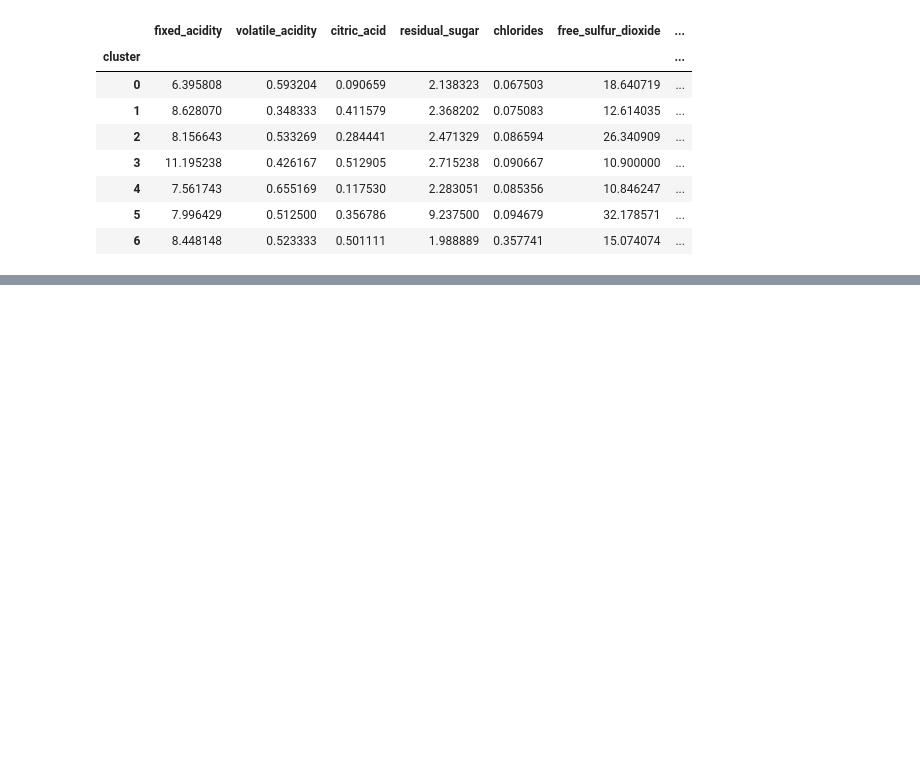
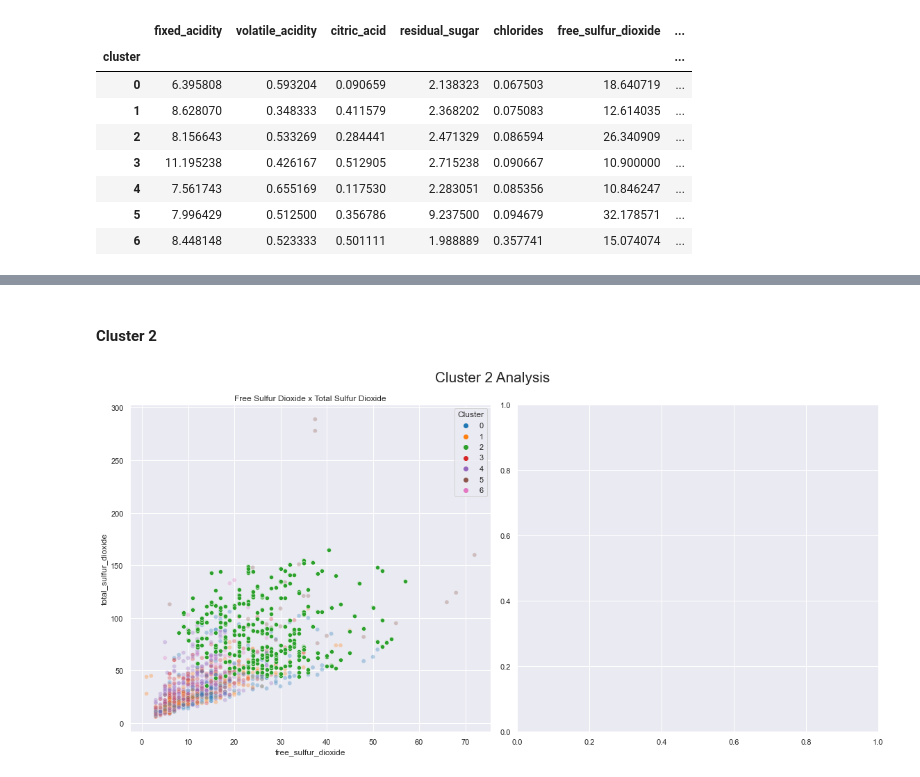
Before and after one commit to osouzadaniel/wine-analysis, a Jupyter notebook: red_wine_1_clustering.ipynb, the cells around one changed output, grey strips where cells are left out. Saved outputs shown, nothing was run; the diff lists cells and outputs as text; code cells hidden in the pictures; blank space fills up the shorter version.

```diff
--- a/red_wine_1_clustering.ipynb
+++ b/red_wine_1_clustering.ipynb
@@ -141,0 +219,8 @@ cluster_stats.xs('mean', axis = 1, level = 1)
+# %% [markdown]
+#### Cluster 2
+# %%
+cluster = 2
+
+scatterplot_cluster(df_red_wine, cluster, cluster_characteristics[cluster])
+# %% [output]
+[figure, added]
```
Also changed, not shown: parts of 25 cells of this notebook, 1 other file.
